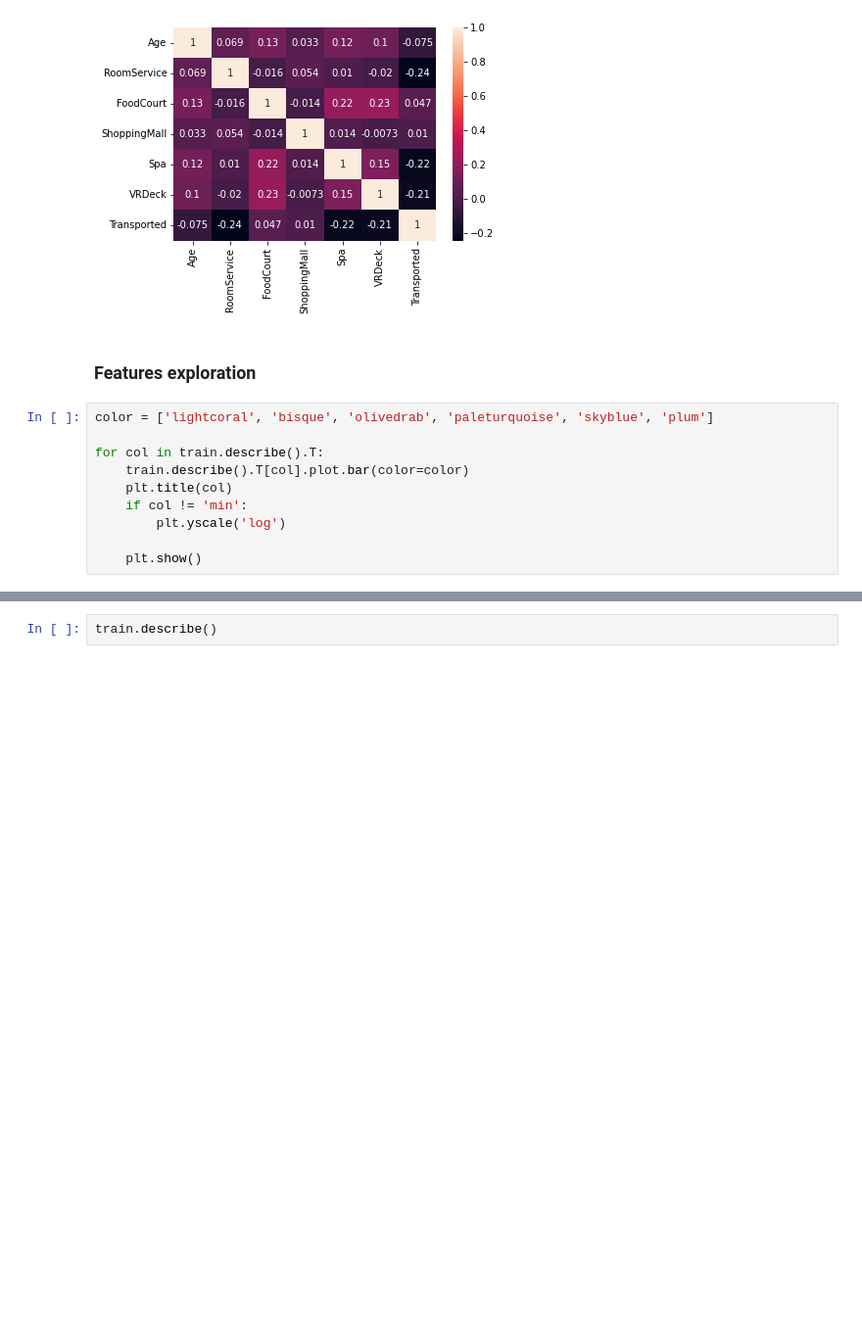
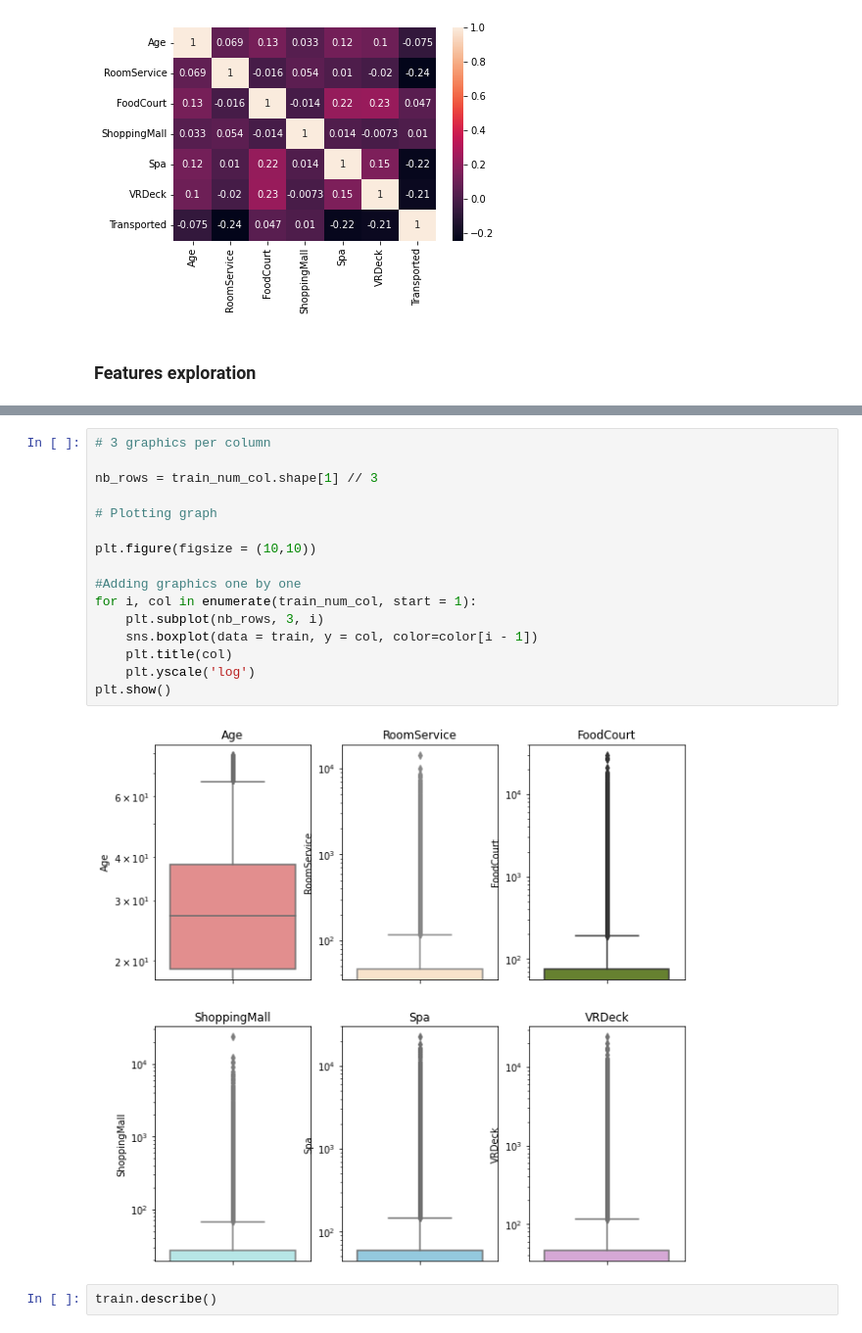
Before and after one commit to Steven-Maurice/projet_8_kaggle, a Jupyter notebook: spaceship-titanic.ipynb, the cells around one changed output, grey strips where cells are left out. Shown: that part at 98% size. Cells and saved outputs as stored; diff of their text form; blank space fills up the shorter version.

```diff
--- a/spaceship-titanic.ipynb
+++ b/spaceship-titanic.ipynb
@@ -114,13 +102,3 @@ sns.heatmap(train.corr(), annot=True)
 [figure]
 # %% [markdown]
 ### Features exploration
-# %%
-color = ['lightcoral', 'bisque', 'olivedrab', 'paleturquoise', 'skyblue', 'plum']
-
-for col in train.describe().T:
-    train.describe().T[col].plot.bar(color=color)
-    plt.title(col)
-    if col != 'min':
-        plt.yscale('log')
-
-    plt.show()
@@ -136,3 +122,21 @@ for col in train.describe().T:
+# %%
+# 3 graphics per column
+
+nb_rows = train_num_col.shape[1] // 3
+
+# Plotting graph
+
+plt.figure(figsize = (10,10))
+
+#Adding graphics one by one
+for i, col in enumerate(train_num_col, start = 1):
+    plt.subplot(nb_rows, 3, i)
+    sns.boxplot(data = train, y = col, color=color[i - 1])
+    plt.title(col)
+    plt.yscale('log')
+plt.show()
+# %% [output]
+[figure, added]
 # %%
 train.describe()
 # %% [output]
```
Also changed, not shown: parts of 31 cells of this notebook.
